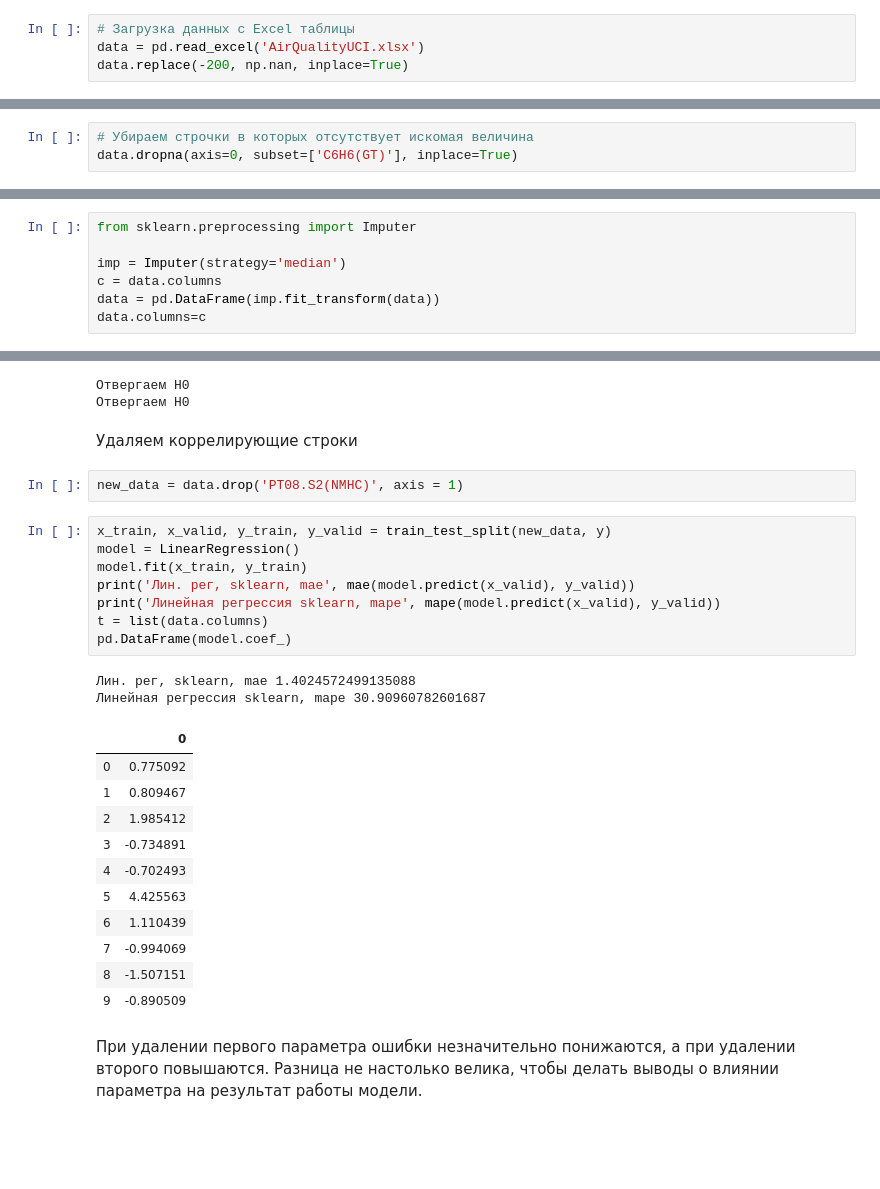
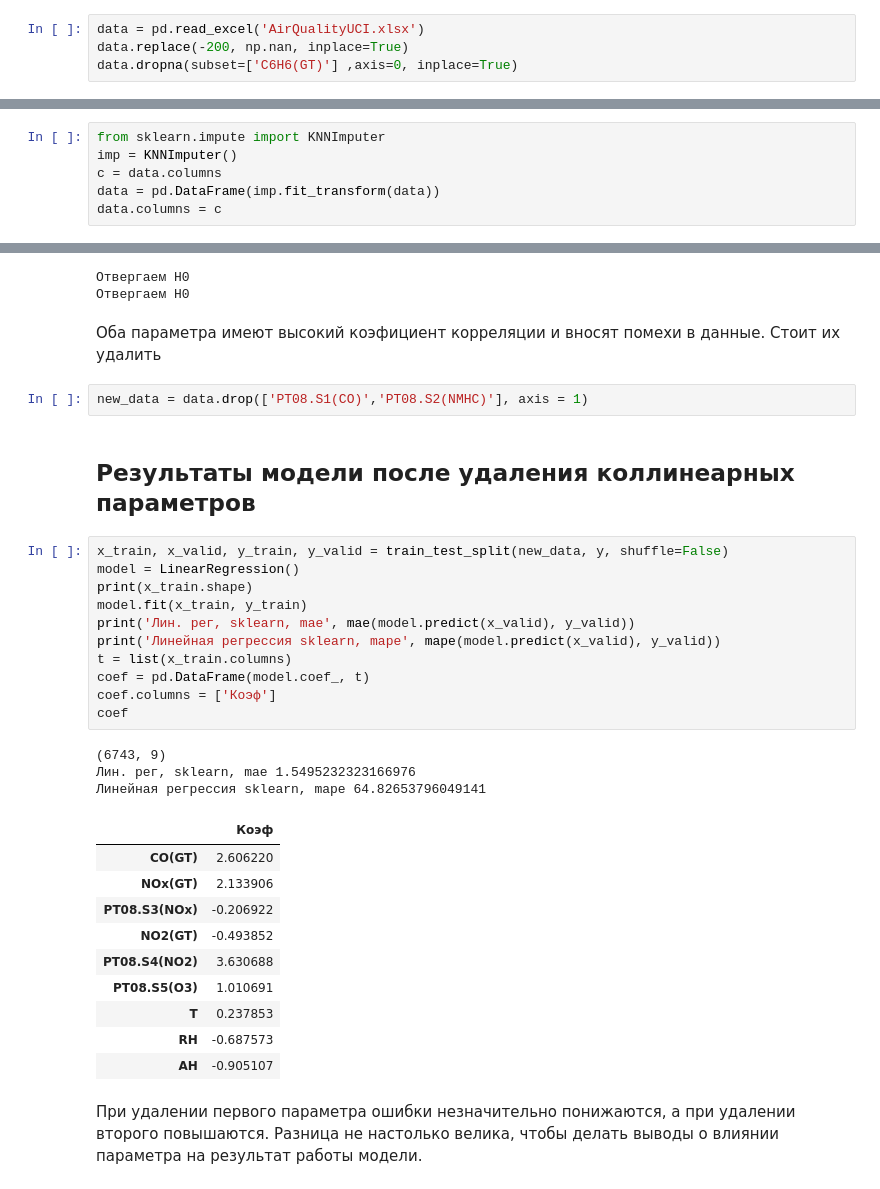
Before and after one commit to kozloffevgeniy/internship_courses, a Jupyter notebook: HT2.ipynb, the cells around one changed output, grey strips where cells are left out. Saved outputs shown, nothing was run; the diff lists cells and outputs as text; blank space fills up the shorter version.

```diff
--- a/HT2.ipynb
+++ b/HT2.ipynb
@@ -7,9 +8,9 @@ from scipy import stats
 import warnings
 warnings.filterwarnings('ignore')
 # %%
-# Загрузка данных с Excel таблицы
 data = pd.read_excel('AirQualityUCI.xlsx')
 data.replace(-200, np.nan, inplace=True)
+data.dropna(subset=['C6H6(GT)'] ,axis=0, inplace=True)
 # %%
 data.head()
 # %% [output]
@@ -53,3 +22,0 @@ dtype: object
-# %%
-# Убираем строчки в которых отсутствует искомая величина
-data.dropna(axis=0, subset=['C6H6(GT)'], inplace=True)
@@ -130,10 +106,9 @@ data.set_index(['Date', 'Time'], inplace=True)
 # %%
-from sklearn.preprocessing import Imputer
-
-imp = Imputer(strategy='median')
+from sklearn.impute import KNNImputer
+imp = KNNImputer()
 c = data.columns
 data = pd.DataFrame(imp.fit_transform(data))
-data.columns=c
+data.columns = c
 # %%
 cols_with_missing = [col for col in data.columns if data[col].isnull().any()]
 cols_with_missing
@@ -315,32 +269,37 @@ print(f1(data['CO(GT)'], data['PT08.S2(NMHC)'], 0.95))
 # %% [output]
 Отвергаем H0
 Отвергаем H0
-# %% [markdown]
-Удаляем коррелирующие строки
+# %% [markdown]
+Оба параметра имеют высокий коэфициент корреляции и вносят помехи в данные. Стоит их удалить
 # %%
-new_data = data.drop('PT08.S2(NMHC)', axis = 1)
+new_data = data.drop(['PT08.S1(CO)','PT08.S2(NMHC)'], axis = 1)
+# %% [markdown]
+## Результаты модели после удаления коллинеарных параметров
 # %%
-x_train, x_valid, y_train, y_valid = train_test_split(new_data, y)
+x_train, x_valid, y_train, y_valid = train_test_split(new_data, y, shuffle=False)
 model = LinearRegression()
+print(x_train.shape)
 model.fit(x_train, y_train)
 print('Лин. рег, sklearn, mae', mae(model.predict(x_valid), y_valid))
 print('Линейная регрессия sklearn, mape', mape(model.predict(x_valid), y_valid))
-t = list(data.columns)
-pd.DataFrame(model.coef_)
+t = list(x_train.columns)
+coef = pd.DataFrame(model.coef_, t)
+coef.columns = ['Коэф']
+coef
 # %% [output]
-Лин. рег, sklearn, mae 1.4024572499135088
-Линейная регрессия sklearn, mape 30.90960782601687
+(6743, 9)
+Лин. рег, sklearn, mae 1.5495232323166976
+Линейная регрессия sklearn, mape 64.82653796049141
-|  | 0 |
-| 0 | 0.775092 |
-| 1 | 0.809467 |
-| 2 | 1.985412 |
-| 3 | -0.734891 |
-| 4 | -0.702493 |
-| 5 | 4.425563 |
-| 6 | 1.110439 |
-| 7 | -0.994069 |
-| 8 | -1.507151 |
-| 9 | -0.890509 |
+|  | Коэф |
+| CO(GT) | 2.606220 |
+| NOx(GT) | 2.133906 |
+| PT08.S3(NOx) | -0.206922 |
+| NO2(GT) | -0.493852 |
+| PT08.S4(NO2) | 3.630688 |
+| PT08.S5(O3) | 1.010691 |
+| T | 0.237853 |
+| RH | -0.687573 |
+| AH | -0.905107 |
 # %% [markdown]
 При удалении первого параметра ошибки незначительно понижаются, а при удалении второго повышаются. Разница не настолько велика, чтобы делать выводы о влиянии параметра на результат работы модели.
 # %% [markdown]
```
Also changed, not shown: parts of 59 cells of this notebook.
